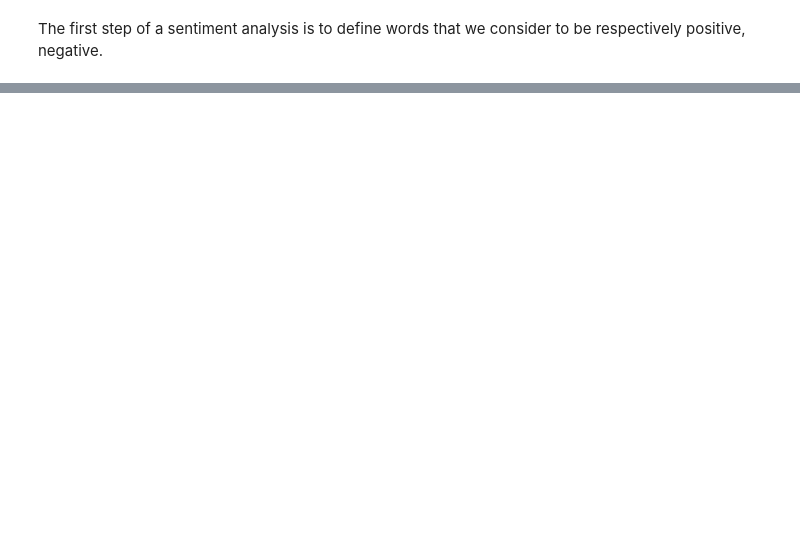
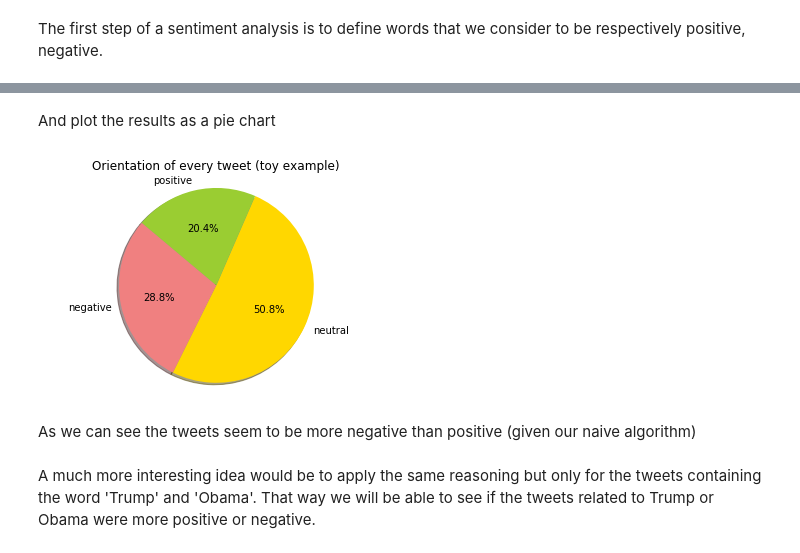
Before and after one commit to MaxDimi/Project-ADA-2018, a Jupyter notebook: project_notebook_Tweets.ipynb, the cells around one changed output, grey strips where cells are left out. Drawn from its saved outputs; the diff is of its cells as text; code cells hidden in the pictures; blank space fills up the shorter version.

```diff
--- a/project_notebook_Tweets.ipynb
+++ b/project_notebook_Tweets.ipynb
@@ -1042,0 +1295,6 @@ print('Positive words : ' + str(pos_words))
+# %%
+# Let us see the count of every prediction
+toy_example.createOrReplaceTempView("prediction_sql")
+
+pred_count_df = spark.sql('SELECT prediction, COUNT(tweetid) AS frequency FROM prediction_sql GROUP BY prediction')
+pred_count_df.show()
@@ -1042,0 +1309,22 @@ print('Positive words : ' + str(pos_words))
+# %% [markdown]
+And plot the results as a pie chart
+# %%
+# Data to plot
+pred_count_df_pd = pred_count_df.toPandas()
+labels = pred_count_df_pd['prediction']
+sizes = pred_count_df_pd['frequency']
+colors = ['lightcoral', 'gold', 'yellowgreen']
+
+# Plot
+plt.pie(sizes, labels=labels, colors=colors,
+        autopct='%1.1f%%', shadow=True, startangle=140)
+
+plt.axis('equal')
+plt.title('Orientation of every tweet (toy example)')
+plt.show()
+# %% [output]
+[figure, added]
+# %% [markdown]
+As we can see the tweets seem to be more negative than positive (given our naive algorithm)
+# %% [markdown]
+A much more interesting idea would be to apply the same reasoning but only for the tweets containing the word 'Trump' and 'Obama'. That way we will be able to see if the tweets related to Trump or Obama were more positive or negative.
```
Also changed, not shown: parts of 62 cells of this notebook.
